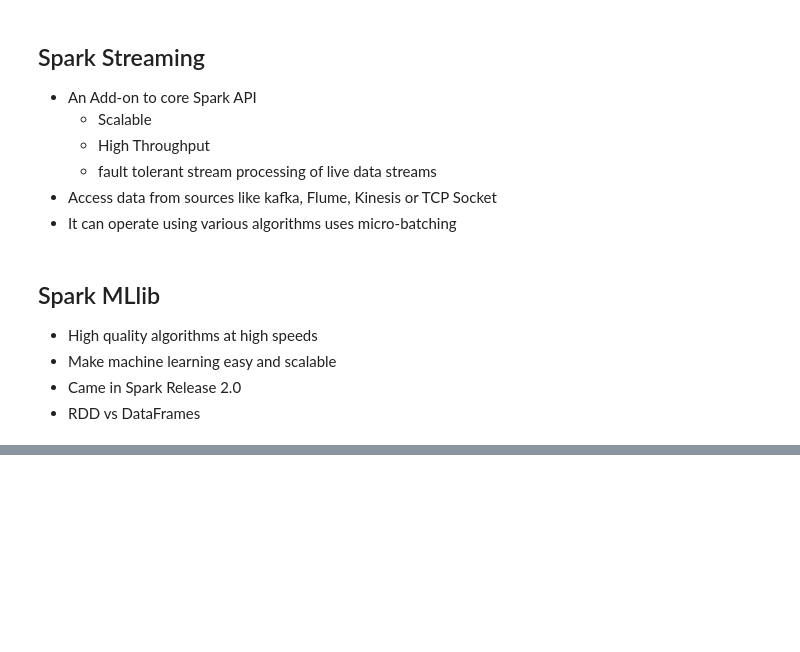
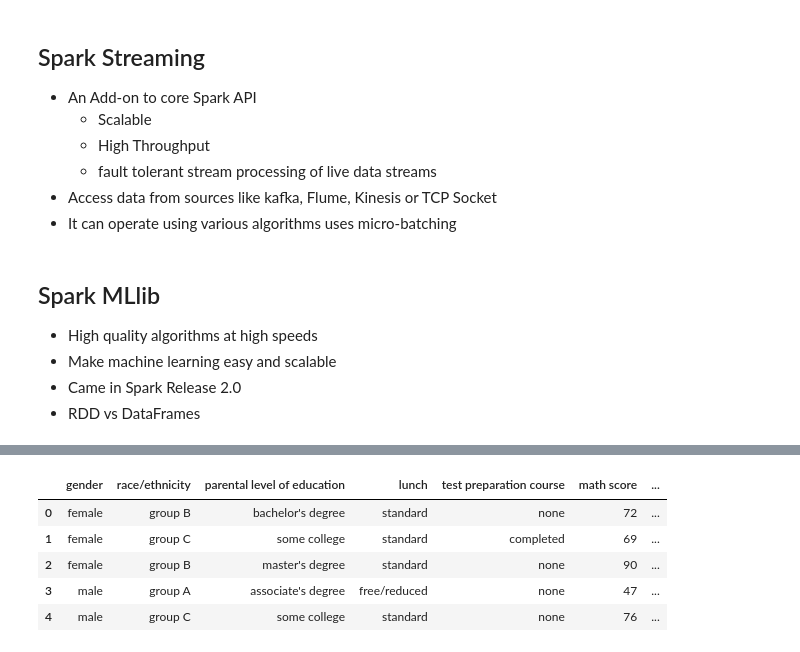
Before and after one commit to citysiva180/PySpark_Exclusive_Learning, a Jupyter notebook: PySpark_Essentials_by_LAYLA.ipynb, the cells around one changed output, grey strips where cells are left out. Drawn from its saved outputs; the diff is of its cells as text; code cells hidden in the pictures; blank space fills up the shorter version.

```diff
--- a/PySpark_Essentials_by_LAYLA.ipynb
+++ b/PySpark_Essentials_by_LAYLA.ipynb
@@ -156,0 +236,12 @@ Spark Does not execute the transformation untile some action is encountered or c
+# %%
+student_path = '/content/drive/MyDrive/Python Files and Datasets AS of 16MAY21 2/PySpark DataFrame Essentials/Datasets/students.csv'
+students = spark.read.csv(student_path, inferSchema=True, header=True)
+# %%
+students.toPandas().head()
+# %% [output]
+|  | gender | race/ethnicity | parental level of education | lunch | test preparation course | math score | ... |
+| 0 | female | group B | bachelor's degree | standard | none | 72 | ... |
+| 1 | female | group C | some college | standard | completed | 69 | ... |
+| 2 | female | group B | master's degree | standard | none | 90 | ... |
+| 3 | male | group A | associate's degree | free/reduced | none | 47 | ... |
+| 4 | male | group C | some college | standard | none | 76 | ... |
```
Also changed, not shown: parts of 17 cells of this notebook.
